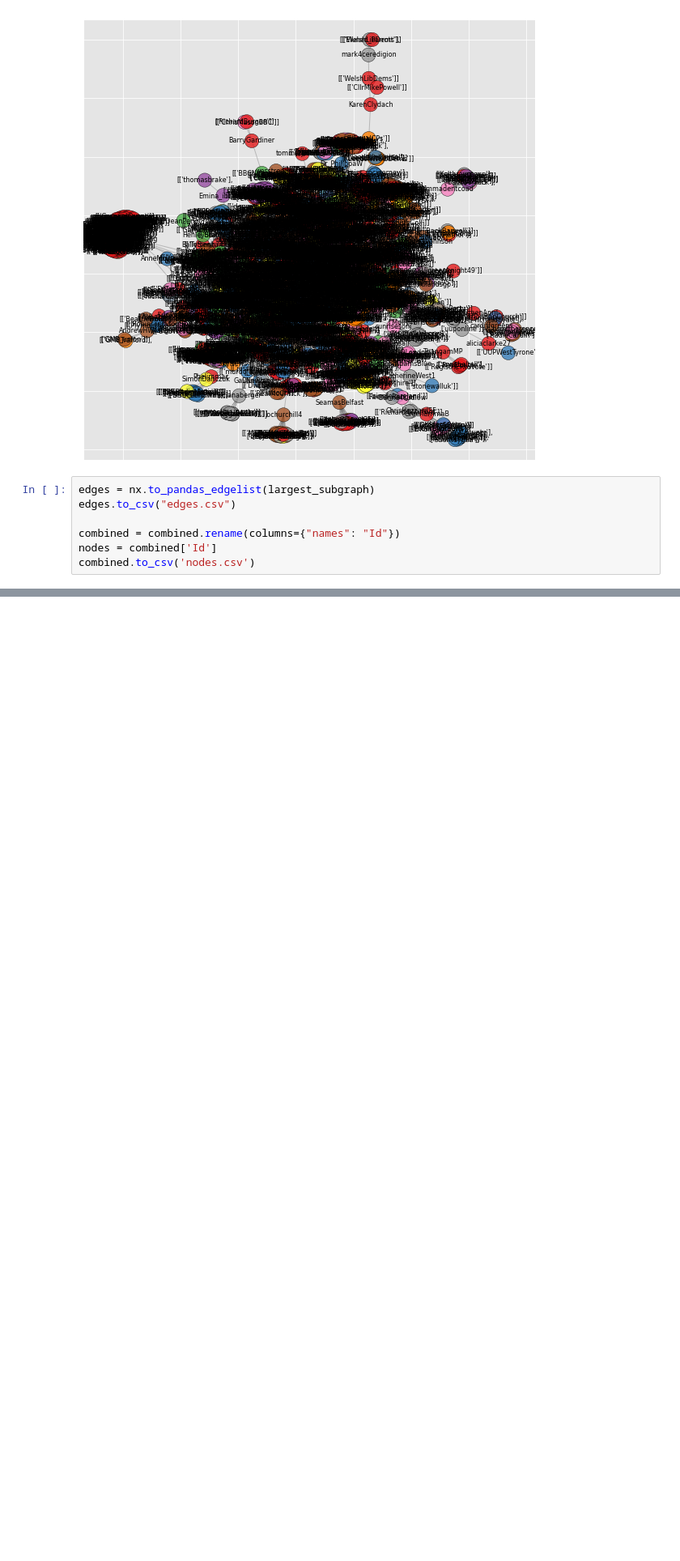
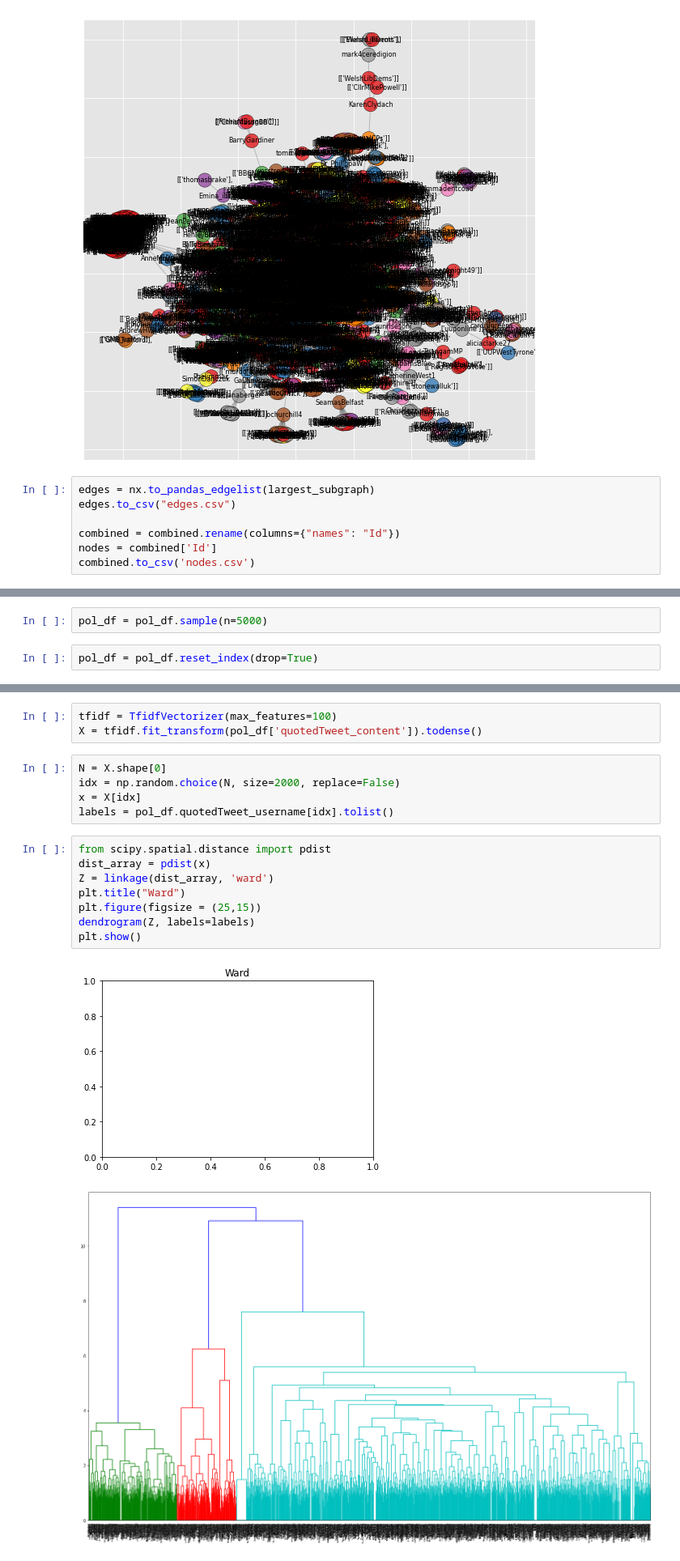
Before and after one commit to ab17254/dissertation, a Jupyter notebook: analysis.ipynb, the cells around one changed output, grey strips where cells are left out. Shown at 81% size. Saved outputs shown, nothing was run; the diff lists cells and outputs as text; blank space fills up the shorter version.

```diff
--- a/analysis.ipynb
+++ b/analysis.ipynb
@@ -214,0 +262,4 @@ combined.to_csv('nodes.csv')
+# %%
+pol_df = pol_df.sample(n=5000)
+# %%
+pol_df = pol_df.reset_index(drop=True)
@@ -214,0 +355,19 @@ combined.to_csv('nodes.csv')
+# %%
+tfidf = TfidfVectorizer(max_features=100)
+X = tfidf.fit_transform(pol_df['quotedTweet_content']).todense()
+# %%
+N = X.shape[0]
+idx = np.random.choice(N, size=2000, replace=False)
+x = X[idx]
+labels = pol_df.quotedTweet_username[idx].tolist()
+# %%
+from scipy.spatial.distance import pdist
+dist_array = pdist(x)
+Z = linkage(dist_array, 'ward')
+plt.title("Ward")
+plt.figure(figsize = (25,15))
+dendrogram(Z, labels=labels)
+plt.show()
+# %% [output]
+[figure, added]
+[figure, added]
```
Also changed, not shown: parts of 31 cells of this notebook.
